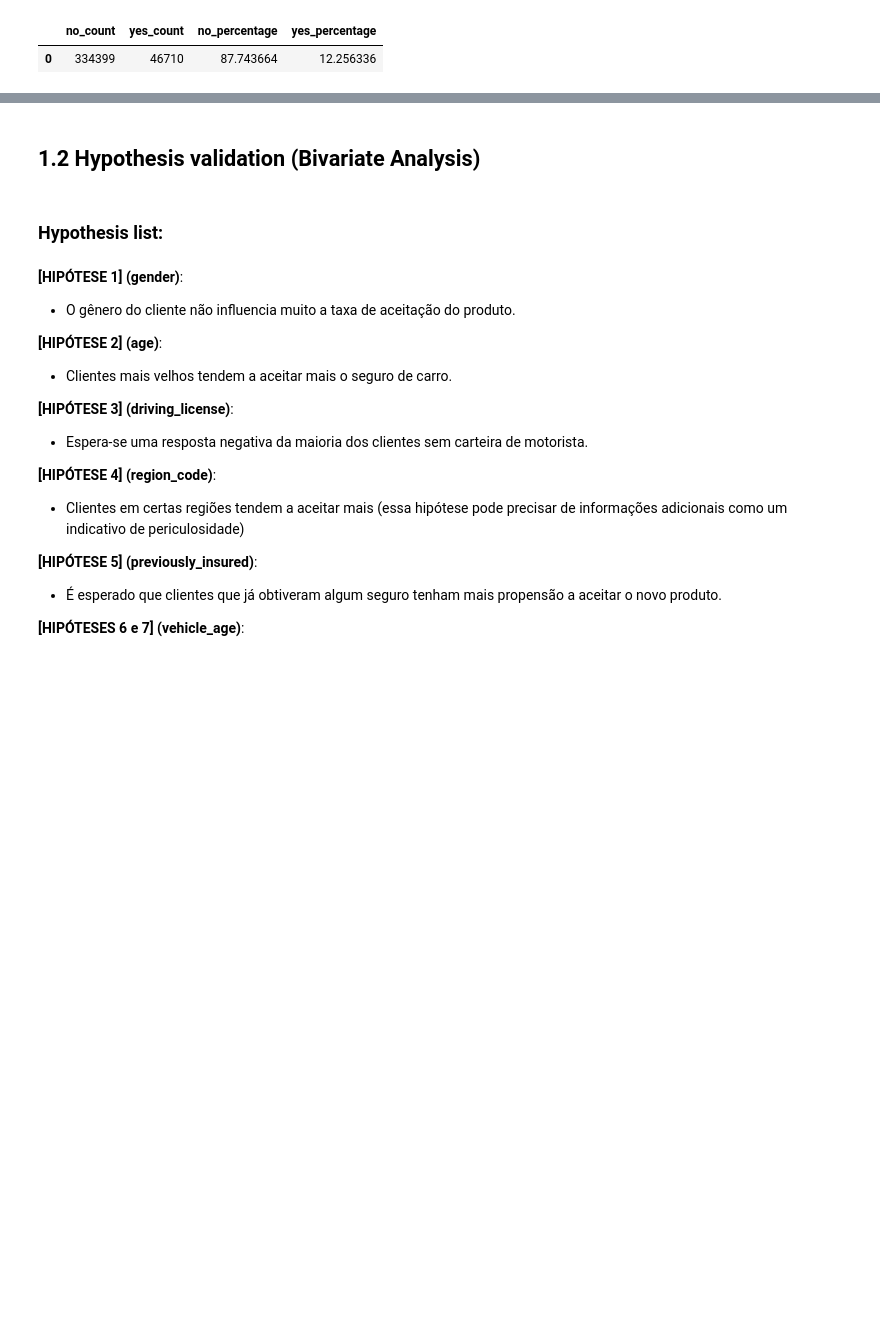
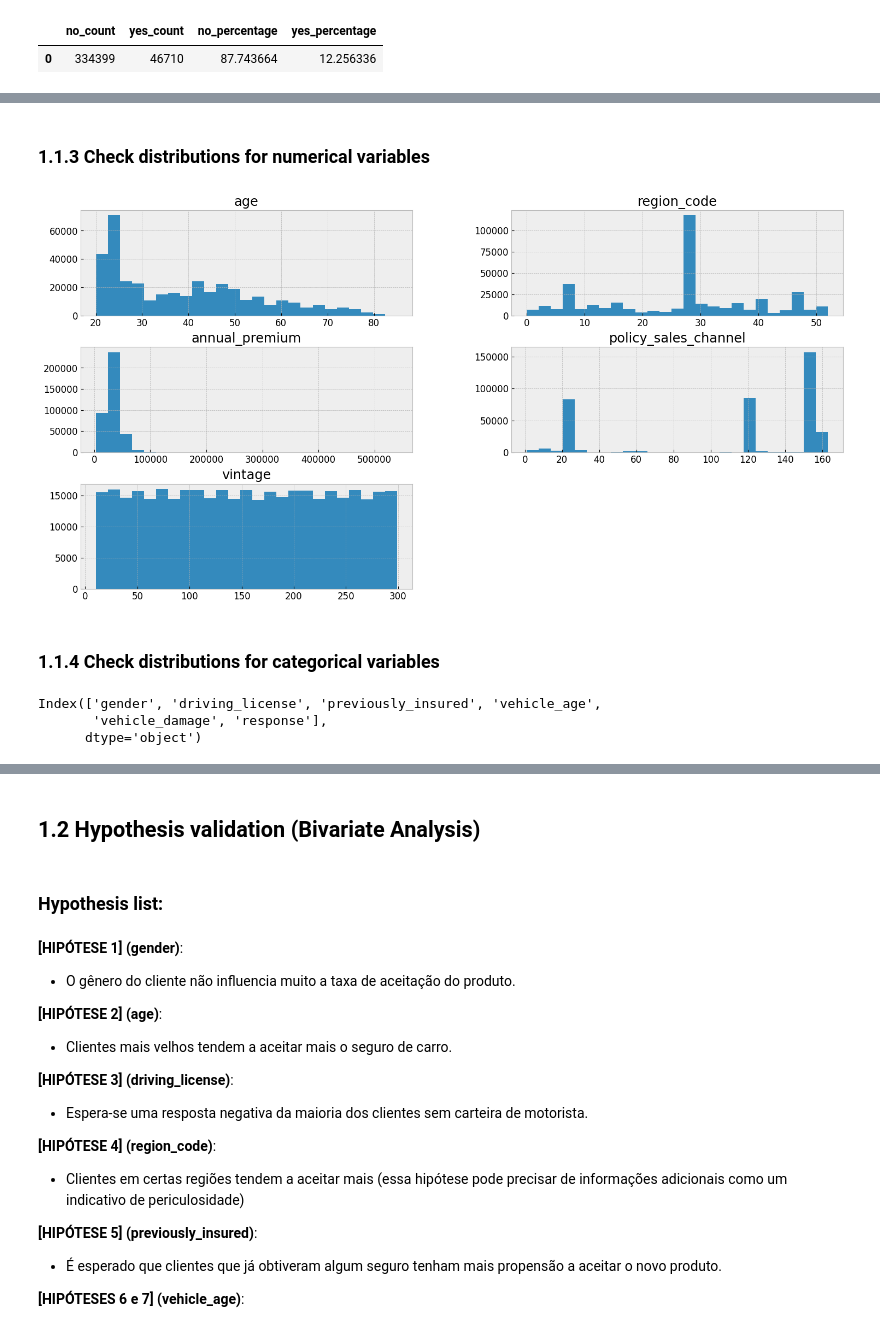
Before and after one commit to iury-repo/health_insurance_cs, a Jupyter notebook: notebooks/1-ims-data-exploration.ipynb, the cells around one changed output, grey strips where cells are left out. Saved outputs shown, nothing was run; the diff lists cells and outputs as text; code cells hidden in the pictures; blank space fills up the shorter version.

```diff
--- a/notebooks/1-ims-data-exploration.ipynb
+++ b/notebooks/1-ims-data-exploration.ipynb
@@ -51,0 +80,17 @@ check_imbalance(df_eda)
+# %% [markdown]
+### 1.1.3 Check distributions for numerical variables
+# %%
+aux1 = num_var.drop(columns='id')
+aux1.hist(bins=25)
+plt.tight_layout
+plt.show()
+# %% [output]
+[figure, added]
+# %% [markdown]
+### 1.1.4 Check distributions for categorical variables
+# %%
+cat_var.columns
+# %% [output]
+Index(['gender', 'driving_license', 'previously_insured', 'vehicle_age',
+       'vehicle_damage', 'response'],
+      dtype='object')
```
Also changed, not shown: parts of 11 cells of this notebook.
